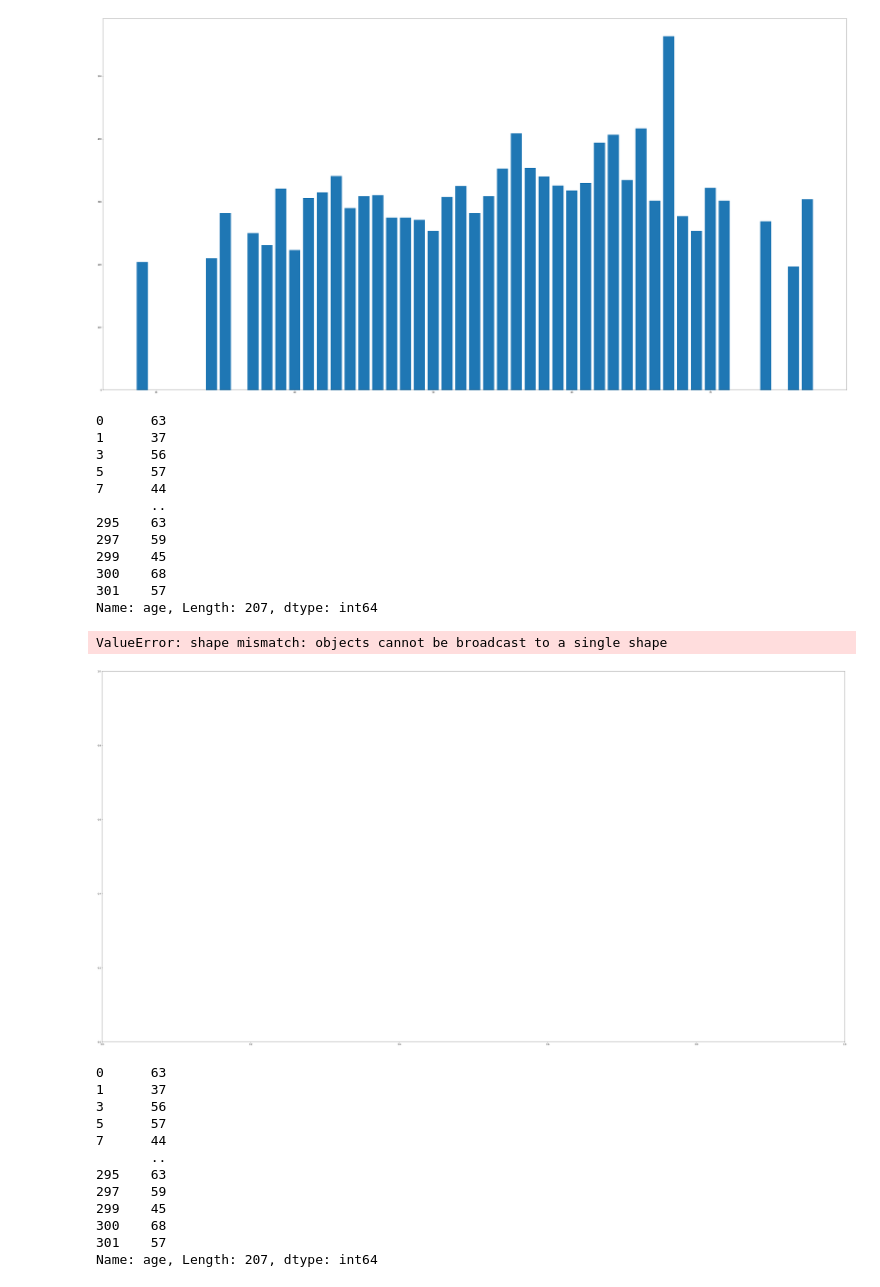
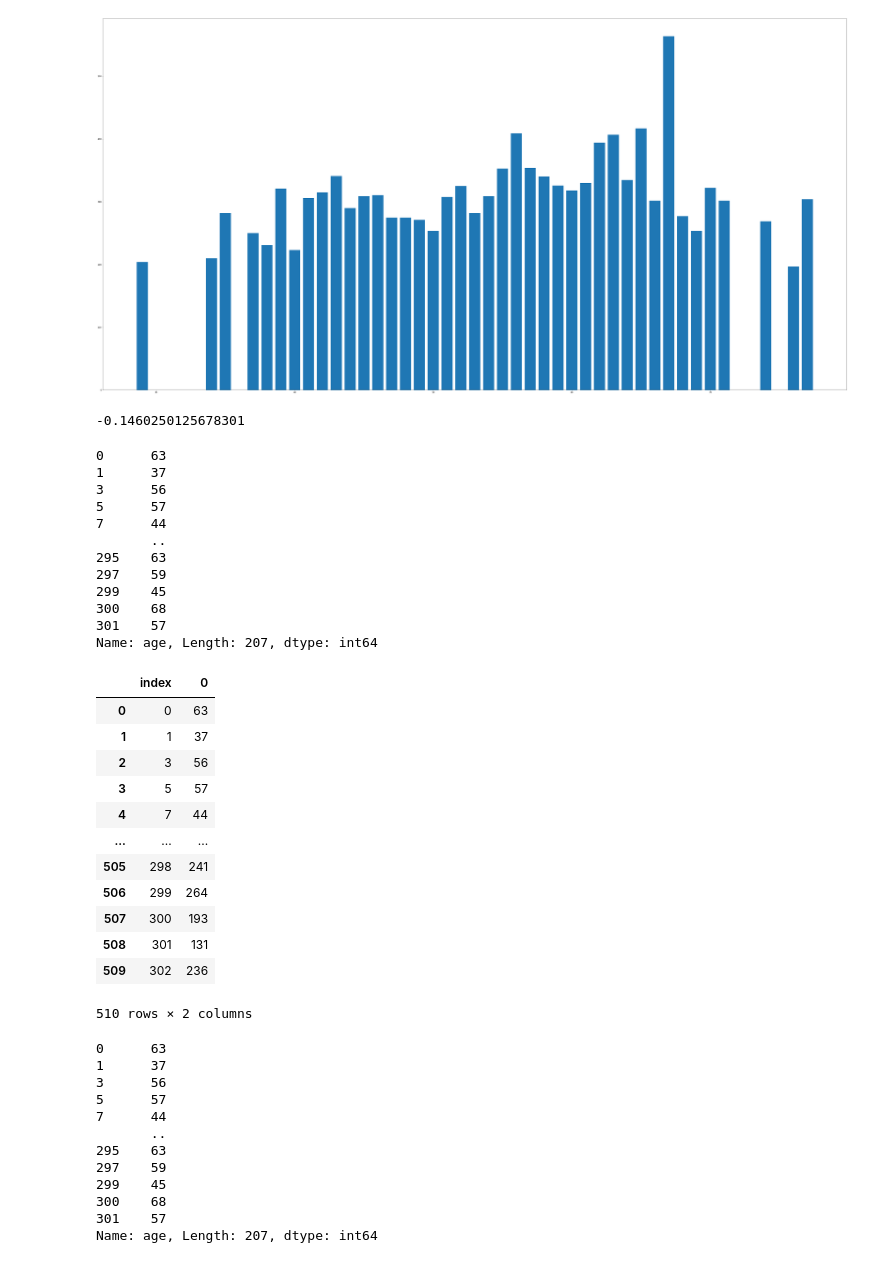
Before and after one commit to Trishmcc/Synthesised_Dataset, a Jupyter notebook: Synthesised_Dataset.ipynb, the cells around one changed output. Saved outputs shown, nothing was run; the diff lists cells and outputs as text; code cells hidden in the pictures.

Commit message:
Data Types

```diff
--- a/Synthesised_Dataset.ipynb
+++ b/Synthesised_Dataset.ipynb
@@ -287,36 +323,50 @@ plt.show()
 302    57
 Name: age, Length: 303, dtype: int64
 [figure]
+# %%
+males = heart_data.query("sex == 1").reset_index()
+
+print(heart_data['chol'].corr(males['age']))
+# %% [output]
+-0.1460250125678301
 # %%
 
 males = heart_data.loc[heart_data['sex'] == 1]
 
 males
 
 inputs = males['age']
 outputs = heart_data['chol']
 print(inputs)
+testdata = pd.concat([inputs, outputs]).reset_index()
 
-fig = plt.figure()
-ax = fig.add_axes([0,0,1,1])
-
-ax.bar(inputs, outputs)
-plt.show()
+testdata
 # %% [output]
 0      63
 1      37
 3      56
 5      57
 7      44
        ..
 295    63
 297    59
 299    45
 300    68
 301    57
 Name: age, Length: 207, dtype: int64
+|  | index | 0 |
+| 0 | 0 | 63 |
+| 1 | 1 | 37 |
+| 2 | 3 | 56 |
+| 3 | 5 | 57 |
+| 4 | 7 | 44 |
+| ... | ... | ... |
+| 505 | 298 | 241 |
+| 506 | 299 | 264 |
+| 507 | 300 | 193 |
+| 508 | 301 | 131 |
+| 509 | 302 | 236 |
-ValueError: shape mismatch: objects cannot be broadcast to a single shape
+510 rows × 2 columns
-[figure, removed]
 # %%
 
 inputs = males['age']
```
Also changed, not shown: parts of 6 cells of this notebook, 2 other files.
